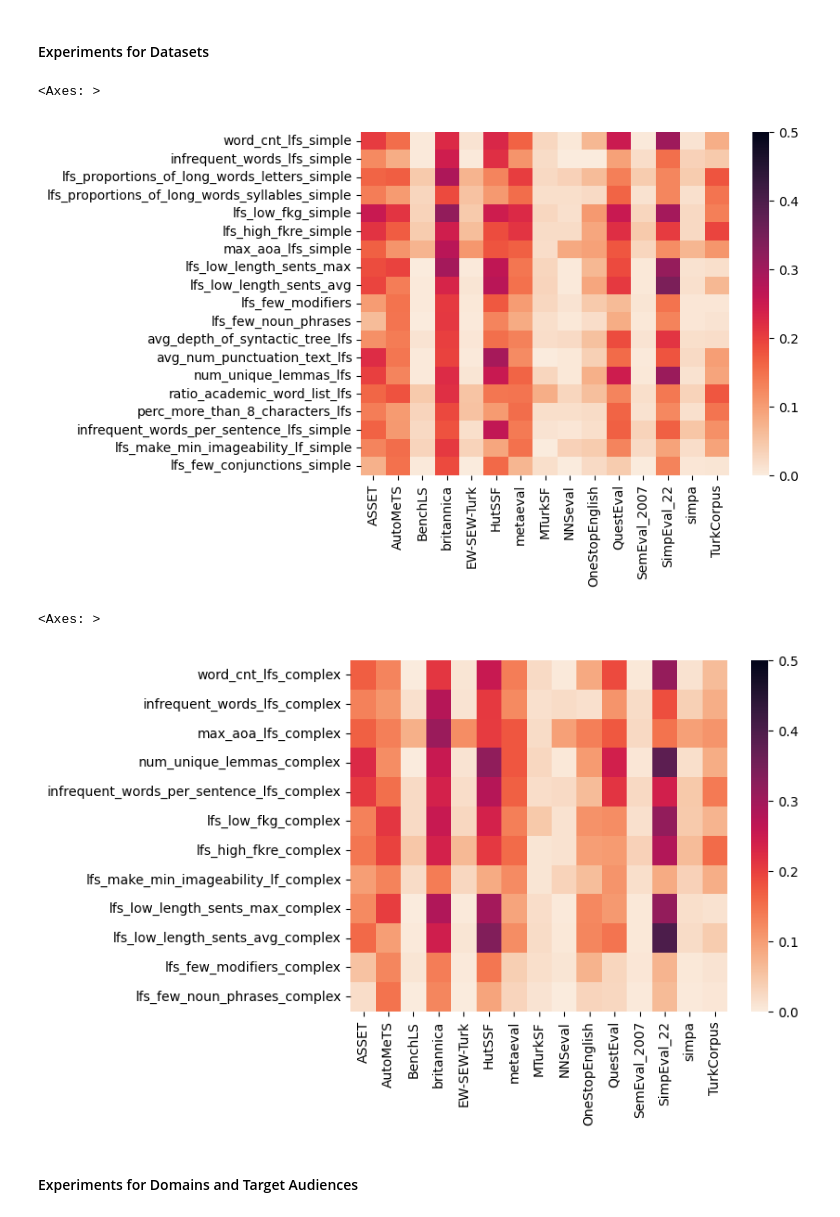
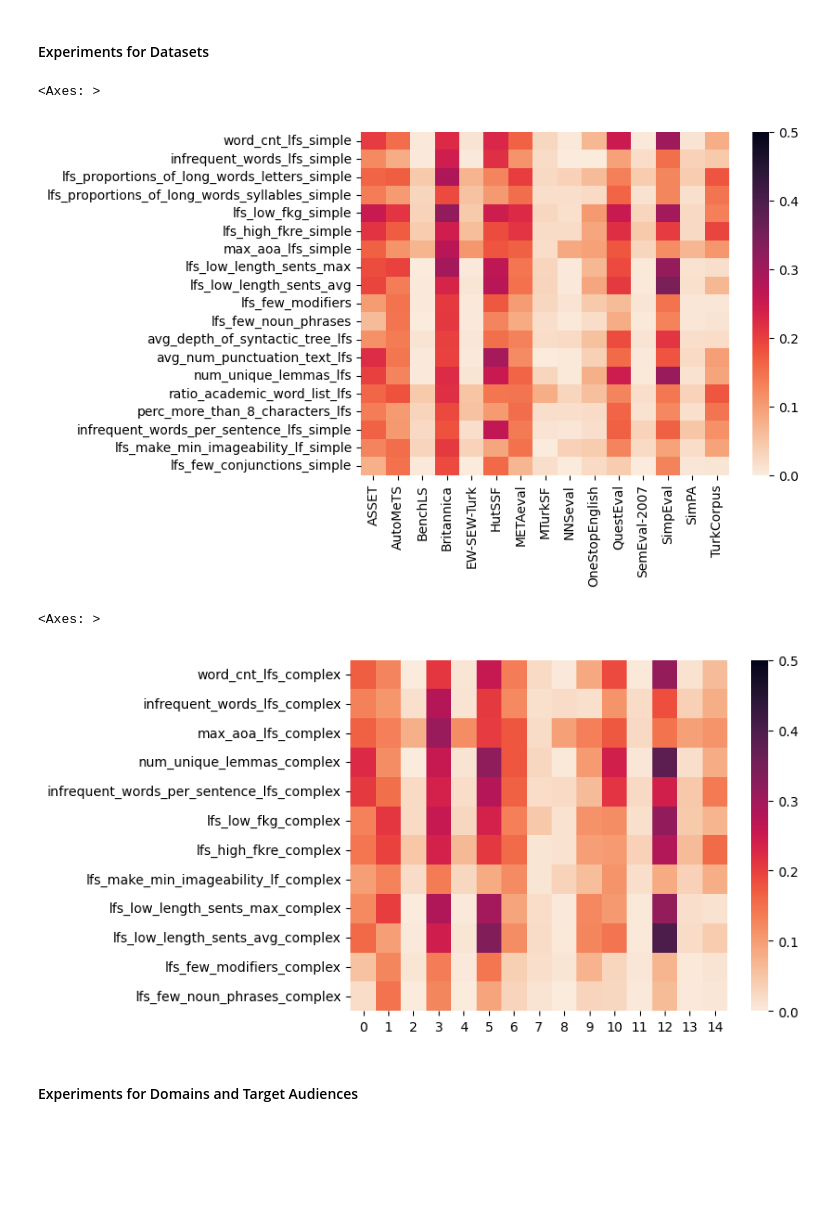
Before and after one commit to bjoernengelmann/BATS, a Jupyter notebook: workspace/RQ2.ipynb, the cells around one changed output. Cells and saved outputs as stored; diff of their text form; code cells hidden in the pictures; blank space fills up the shorter version.

```diff
--- a/workspace/RQ2.ipynb
+++ b/workspace/RQ2.ipynb
@@ -21,7 +21,7 @@ def load_ARTS_data(dims):
 
     if dims == 94:
         path_X = f"/workspace/datasets/ARTS/arts94-1249_labels.pkl"
-        path_y = f"/workspace/datasets/ARTS/gpt-4-1106-preview-94_scores.pkl"
+        path_y = f"/workspace/datasets/ARTS/Gold_Scores.pkl"
         path_label = f"/workspace/datasets/ARTS/ARTS_94_DF.pkl"
     if dims == 300:
         path_X = f"/workspace/datasets/ARTS/arts300-1249_labels.pkl"
@@ -655,19 +655,20 @@ for ds in datasets:
 # %%
 df_ds_s = pd.DataFrame(simps_ds)
 df_ds_s = df_ds_s.T
-df_ds_s.columns = datasets
+df_ds_s.columns = ['ASSET', 'AutoMeTS', 'BenchLS', 'Britannica', 'EW-SEW-Turk', 'HutSSF', 'METAeval', 'MTurkSF', 'NNSeval', 'OneStopEnglish', 'QuestEval', 'SemEval-2007', 'SimpEval', 'SimPA', 'TurkCorpus']
+
 sns.heatmap(df_ds_s, vmin=0, vmax=0.5, cmap='rocket_r', yticklabels=inter_s_dict.keys())
 # %% [output]
 <Axes: >
-[figure, old version]
+[figure, new version]
 # %%
 df_ds_c = pd.DataFrame(srcs_ds)
 df_ds_c = df_ds_c.T
-df_ds_c.columns = datasets
+df_ds_s.columns = ['ASSET', 'AutoMeTS', 'BenchLS', 'Britannica', 'EW-SEW-Turk', 'HutSSF', 'METAeval', 'MTurkSF', 'NNSeval', 'OneStopEnglish', 'QuestEval', 'SemEval-2007', 'SimpEval', 'SimPA', 'TurkCorpus']
 sns.heatmap(df_ds_c, vmin=0, vmax=0.5, cmap='rocket_r', yticklabels=inter_c_dict.keys())
 # %% [output]
 <Axes: >
-[figure, old version]
+[figure, new version]
 # %% [markdown]
 #### Experiments for Domains and Target Audiences
 # %%
```
Also changed, not shown: parts of 2 cells of this notebook, 3 other files.
